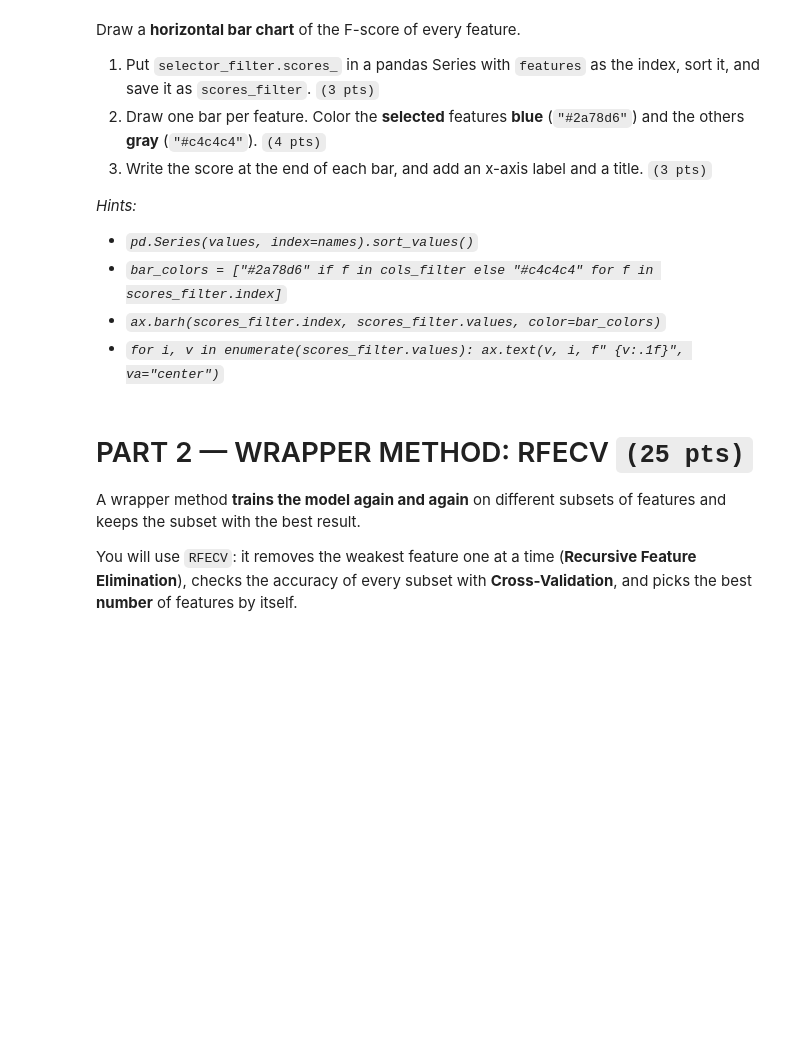
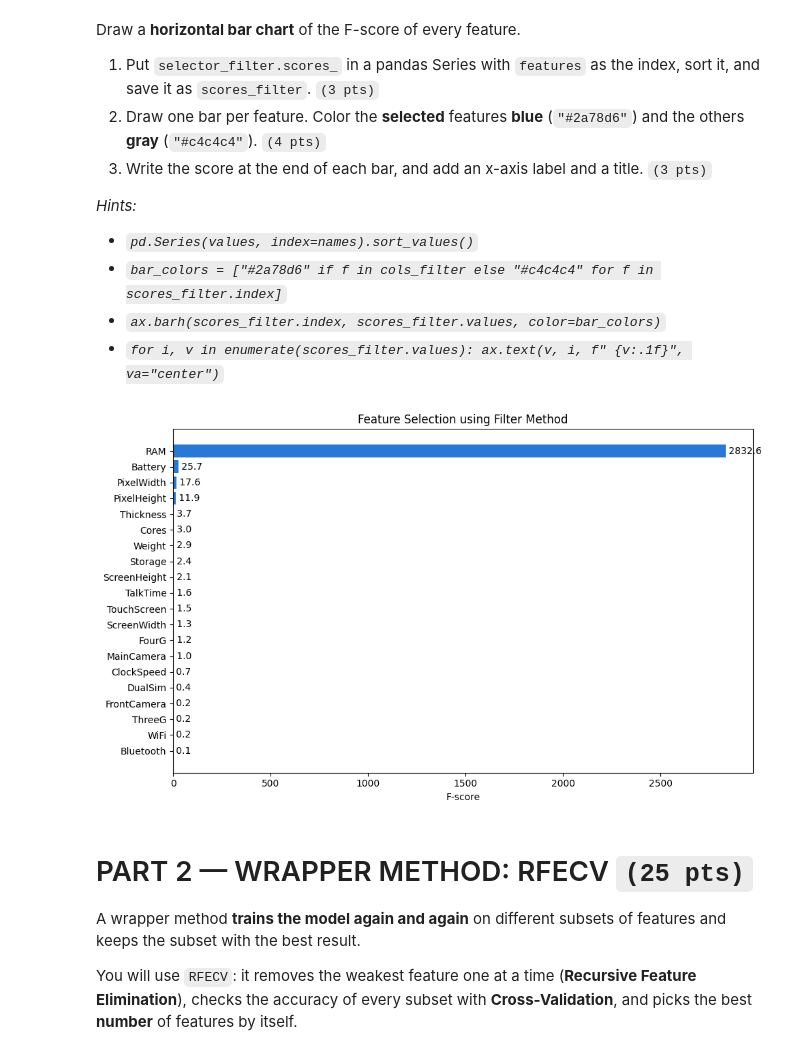
Before and after one commit to Lurios01/Imperial_COM241_SY.26-27_CCADMACL_EXERCISES-, a Jupyter notebook: Exercise_2_Imperial_COM241.ipynb, the cells around one changed output. Drawn from its saved outputs; the diff is of its cells as text; code cells hidden in the pictures; blank space fills up the shorter version.

```diff
--- a/Exercise_2_Imperial_COM241.ipynb
+++ b/Exercise_2_Imperial_COM241.ipynb
@@ -180,4 +203,6 @@ You will use `SelectKBest` with the **ANOVA F-test** (`f_classif`).
 
 *Hint: `SelectKBest(score_func=f_classif, k=k)`*
 # %%
-# put your answer here
+from sklearn.feature_selection import SelectKBest, f_classif
+selector_filter = SelectKBest(score_func=f_classif, k=k)
+selector_filter.fit(X_train, y_train)
@@ -191,4 +218,15 @@ You will use `SelectKBest` with the **ANOVA F-test** (`f_classif`).
 - *`selector_filter.get_support()` gives True/False for each feature. `list(X_train.columns[...])` turns it into a list of names.*
 - *Use the same steps as the baseline in Section 3.*
 # %%
-# put your answer here
+from sklearn.linear_model import LogisticRegression
+from sklearn.metrics import accuracy_score
+cols_filter = list(X_train.columns[selector_filter.get_support()])
+print(cols_filter)
+
+model_filter = LogisticRegression(max_iter=1000)
+model_filter.fit(X_train[cols_filter], y_train)
+
+pred_filter = model_filter.predict(X_test[cols_filter])
+
+acc_filter = accuracy_score(y_test, pred_filter)
+print(acc_filter)
@@ -207,7 +248,38 @@ Draw a **horizontal bar chart** of the F-score of every feature.
 - *`ax.barh(scores_filter.index, scores_filter.values, color=bar_colors)`*
 - *`for i, v in enumerate(scores_filter.values): ax.text(v, i, f" {v:.1f}", va="center")`*
 # %%
-# put your answer here
+scores_filter = pd.Series(
+    selector_filter.scores_,
+    index=X_train.columns
+).sort_values()
+
+
+bar_colors = [
+    "#2a78d6" if f in cols_filter else "#c4c4c4"
+    for f in scores_filter.index
+]
+
+
+fig, ax = plt.subplots(figsize=(10, 6))
+
+ax.barh(
+    scores_filter.index,
+    scores_filter.values,
+    color=bar_colors
+)
+
+
+for i, v in enumerate(scores_filter.values):
+    ax.text(v, i, f" {v:.1f}", va="center")
+
+
+ax.set_xlabel("F-score")
+ax.set_title("Feature Selection using Filter Method")
+
+plt.tight_layout()
+plt.show()
+# %% [output]
+[figure, added]
 # %% [markdown]
 # PART 2 — WRAPPER METHOD: RFECV `(25 pts)`
 
```
Also changed, not shown: parts of 13 cells of this notebook.
